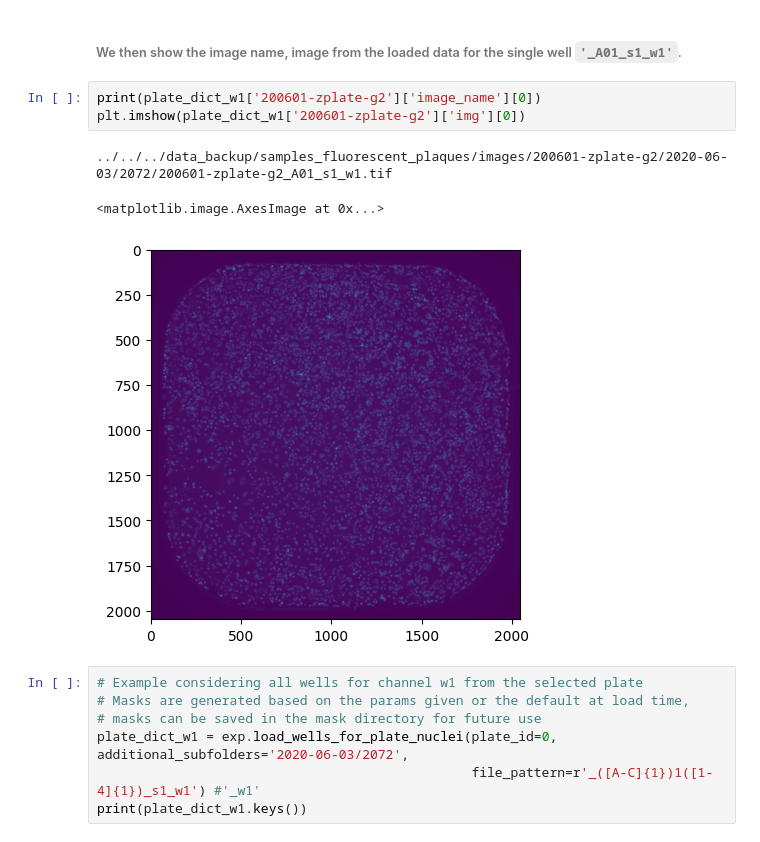
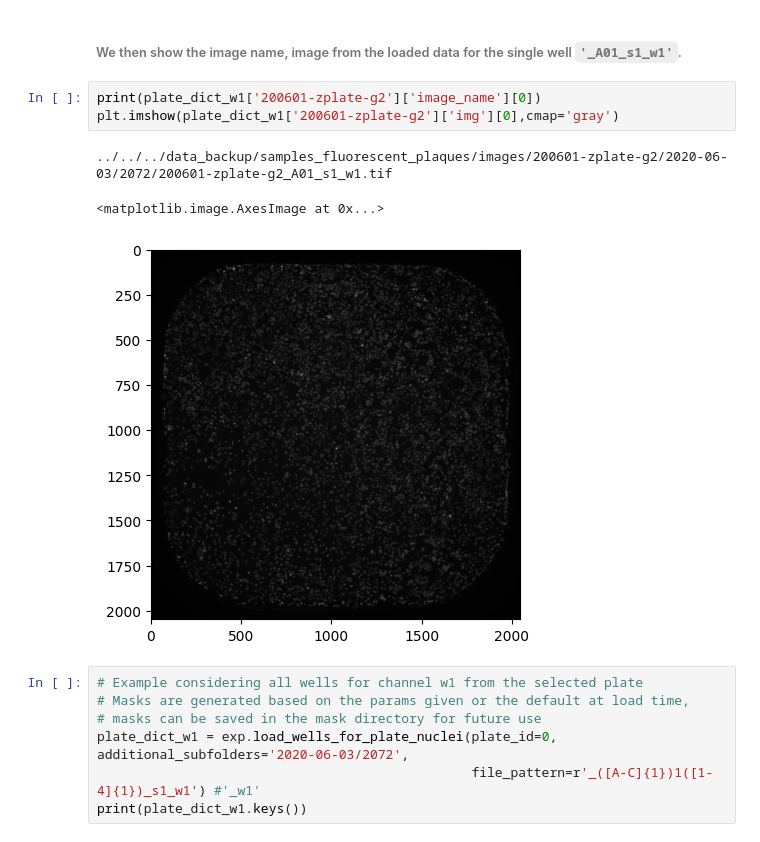
Before and after one commit to plaque2/PyPlaque, a Jupyter notebook: notebooks/fp_starter.ipynb, the cells around one changed output. Cells and saved outputs as stored; diff of their text form.

Commit message:
visualization changes

````diff
--- a/notebooks/fp_starter.ipynb
+++ b/notebooks/fp_starter.ipynb
@@ -46,11 +46,11 @@ dict_keys(['200601-zplate-g2'])
 ###### We then show the image name, image from the loaded data for the single well ```'_A01_s1_w1'```.
 # %%
 print(plate_dict_w1['200601-zplate-g2']['image_name'][0])
-plt.imshow(plate_dict_w1['200601-zplate-g2']['img'][0])
+plt.imshow(plate_dict_w1['200601-zplate-g2']['img'][0],cmap='gray')
 # %% [output]
 ../../../data_backup/samples_fluorescent_plaques/images/200601-zplate-g2/2020-06-03/2072/200601-zplate-g2_A01_s1_w1.tif
 <matplotlib.image.AxesImage at 0x...>
-[figure, old version]
+[figure, new version]
 # %%
 # Example considering all wells for channel w1 from the selected plate
 # Masks are generated based on the params given or the default at load time,
````
Also changed, not shown: 2 other files.
